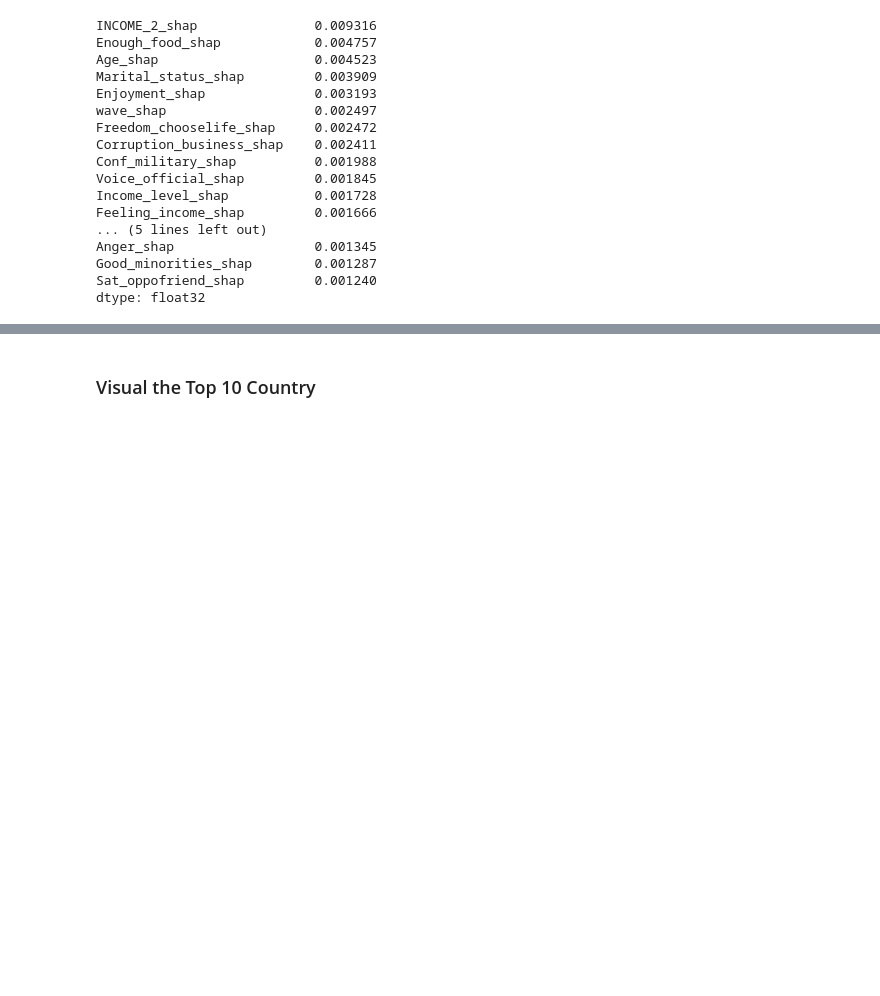
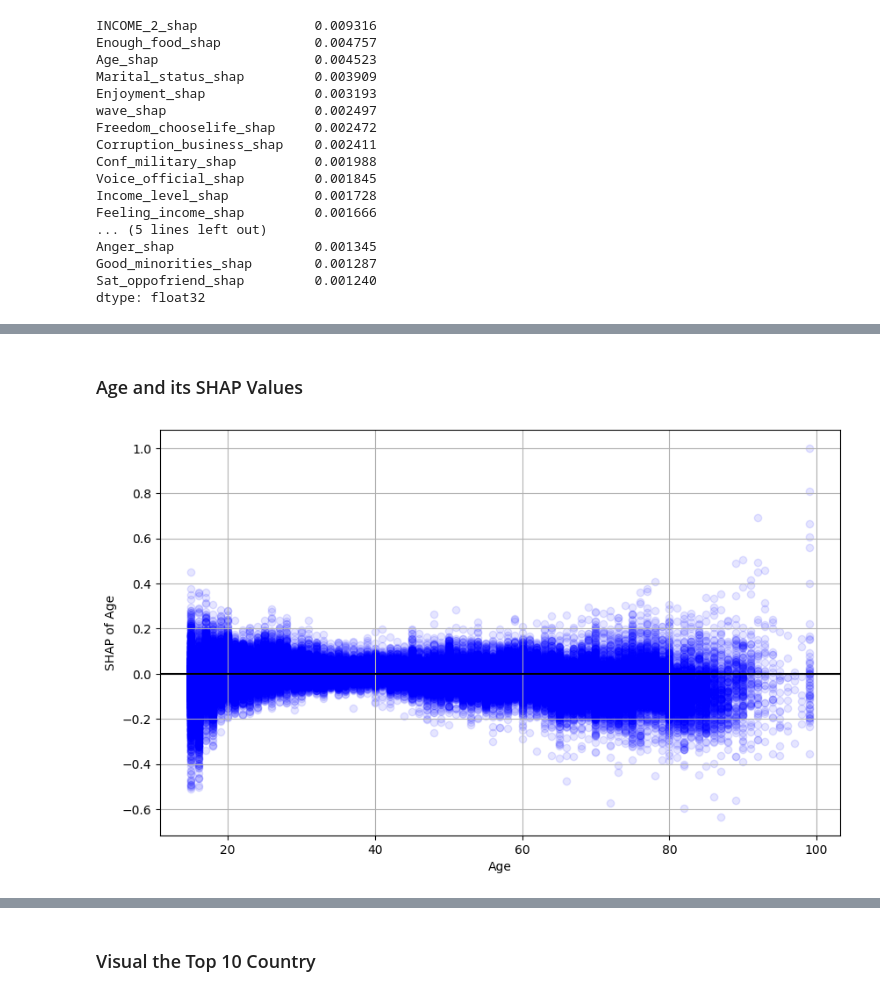
Before and after one commit to MichaelChaoLi-cpu/GallupWellBeingResearch, a Jupyter notebook: Code/MJ_VI_ShapContributionAnalysis_v1.ipynb, the cells around one changed output, grey strips where cells are left out. Saved outputs shown, nothing was run; the diff lists cells and outputs as text; code cells hidden in the pictures; blank space fills up the shorter version.

```diff
--- a/Code/MJ_VI_ShapContributionAnalysis_v1.ipynb
+++ b/Code/MJ_VI_ShapContributionAnalysis_v1.ipynb
@@ -91,0 +250,16 @@ plt.show()
+# %% [markdown]
+### Age and its SHAP Values
+# %%
+plt.figure(figsize=(10, 6))
+plt.scatter(Concat_Shap['Age'], Concat_Shap['Age_shap'], alpha=0.1, color='blue')
+plt.axhline(y=0, color='black', linestyle='-', linewidth=1.5)
+
+# Adding labels and title
+plt.xlabel('Age')
+plt.ylabel('SHAP of Age')
+plt.grid()
+
+# Show the plot
+plt.show()
+# %% [output]
+[figure, added]
```
Also changed, not shown: parts of 53 cells of this notebook, 6 other files.
